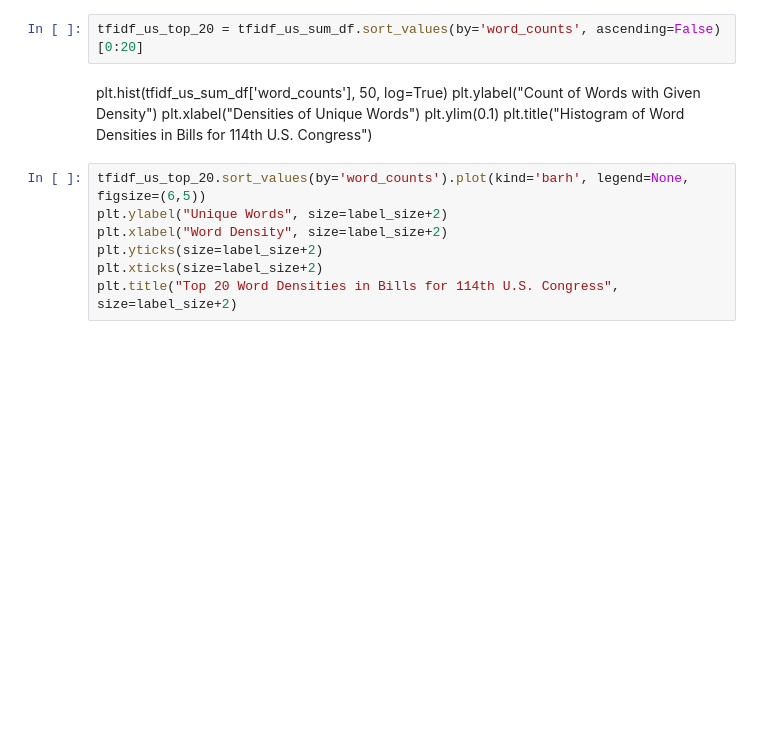
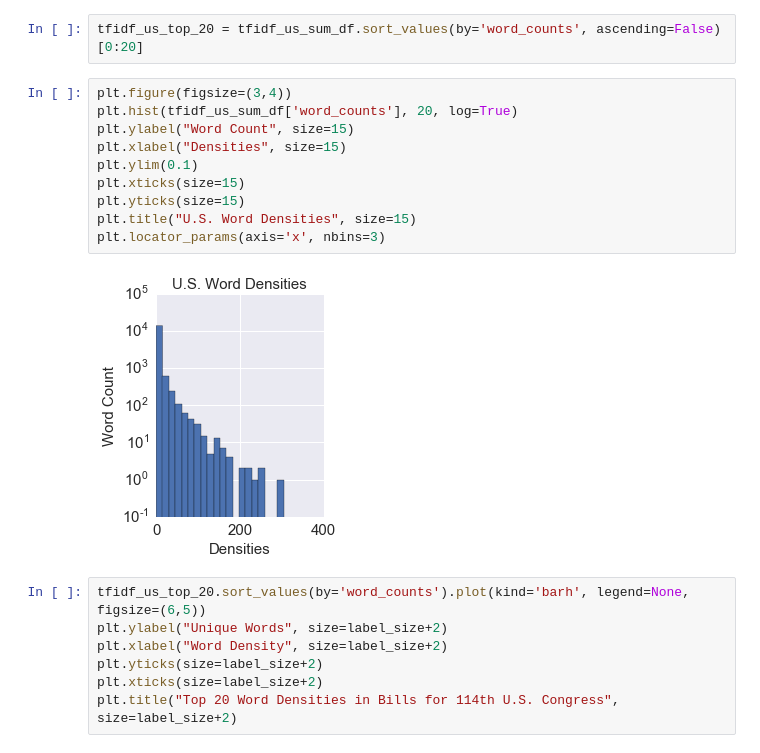
Before and after one commit to joelmpiper/bill_taxonomy, a Jupyter notebook: notebooks/Slide_Builder.ipynb, the cells around one changed output. Drawn from its saved outputs; the diff is of its cells as text; blank space fills up the shorter version.

```diff
--- a/notebooks/Slide_Builder.ipynb
+++ b/notebooks/Slide_Builder.ipynb
@@ -309,12 +321,18 @@ tfidf_us_column_sums = us_tfidf_text.sum(axis=0)
 tfidf_us_sum_df = pd.DataFrame(tfidf_us_column_sums.transpose(), index=us_tfidf_vect.get_feature_names(), columns=['word_counts'])
 # %%
 tfidf_us_top_20 = tfidf_us_sum_df.sort_values(by='word_counts', ascending=False)[0:20]
-# %% [markdown]
-plt.hist(tfidf_us_sum_df['word_counts'], 50, log=True)
-plt.ylabel("Count of Words with Given Density")
-plt.xlabel("Densities of Unique Words")
-plt.ylim(0.1)
-plt.title("Histogram of Word Densities in Bills for 114th U.S. Congress")
+# %%
+plt.figure(figsize=(3,4))
+plt.hist(tfidf_us_sum_df['word_counts'], 20, log=True)
+plt.ylabel("Word Count", size=15)
+plt.xlabel("Densities", size=15)
+plt.ylim(0.1)
+plt.xticks(size=15)
+plt.yticks(size=15)
+plt.title("U.S. Word Densities", size=15)
+plt.locator_params(axis='x', nbins=3)
+# %% [output]
+[figure, added]
 # %%
 tfidf_us_top_20.sort_values(by='word_counts').plot(kind='barh', legend=None, figsize=(6,5))
 plt.ylabel("Unique Words", size=label_size+2)
```
Also changed, not shown: parts of 18 cells of this notebook, 6 other files.
